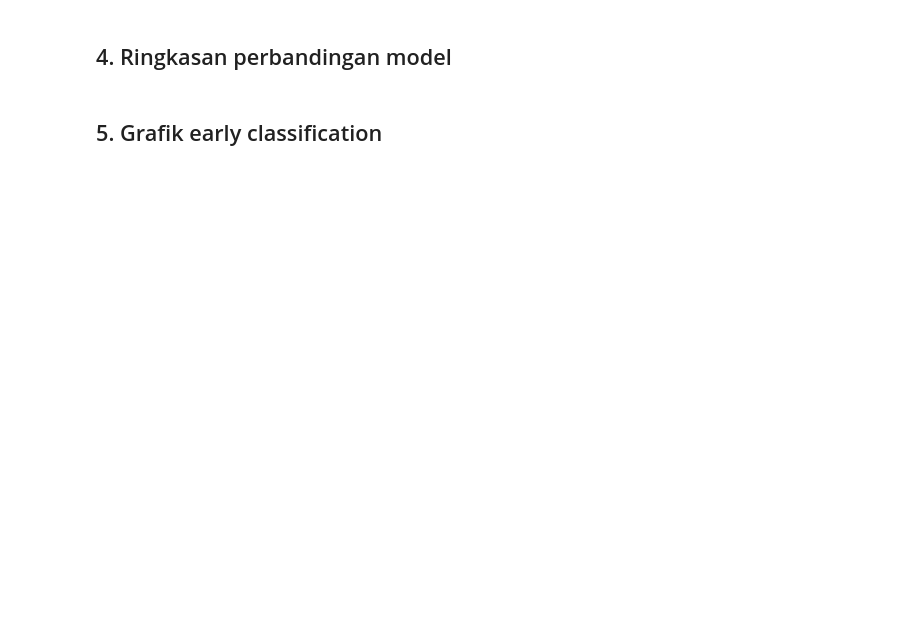
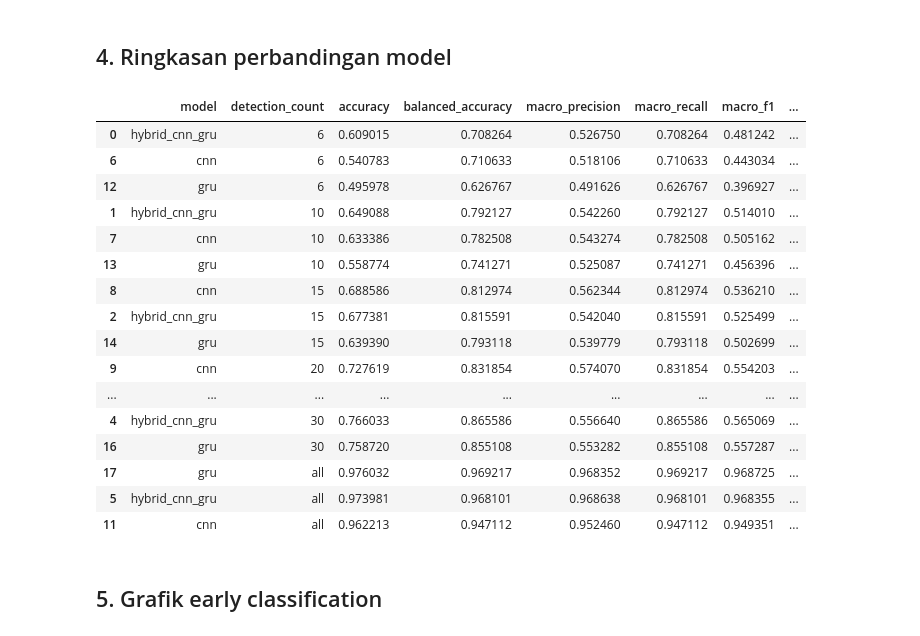
Before and after one commit to indomiekwah/ztf-classifier, a Jupyter notebook: training/notebooks/early_classification_experiment.ipynb, the cells around one changed output. Saved outputs shown, nothing was run; the diff lists cells and outputs as text; code cells hidden in the pictures; blank space fills up the shorter version.

```diff
--- a/training/notebooks/early_classification_experiment.ipynb
+++ b/training/notebooks/early_classification_experiment.ipynb
@@ -99,19 +159,39 @@ for model_name, model in models.items():
 # %%
 rows = []
 for model_name, results in prefix_results.items():
     for detection_count, metrics in results.items():
         rows.append({
             'model': model_name,
             'detection_count': detection_count,
             'accuracy': metrics['accuracy'],
             'balanced_accuracy': metrics['balanced_accuracy'],
+            'macro_precision': metrics['macro_precision'],
+            'macro_recall': metrics['macro_recall'],
             'macro_f1': metrics['macro_f1'],
         })
 summary = pd.DataFrame(rows)
 summary['sort_count'] = summary['detection_count'].replace({'all': 999999}).astype(int)
 summary = summary.sort_values(['sort_count', 'macro_f1'], ascending=[True, False])
 display(summary)
 summary.to_csv(OUTPUT_DIR / 'early_classification_summary.csv', index=False)
+# %% [output]
+|  | model | detection_count | accuracy | balanced_accuracy | macro_precision | macro_recall | macro_f1 | ... |
+| 0 | hybrid_cnn_gru | 6 | 0.609015 | 0.708264 | 0.526750 | 0.708264 | 0.481242 | ... |
+| 6 | cnn | 6 | 0.540783 | 0.710633 | 0.518106 | 0.710633 | 0.443034 | ... |
+| 12 | gru | 6 | 0.495978 | 0.626767 | 0.491626 | 0.626767 | 0.396927 | ... |
+| 1 | hybrid_cnn_gru | 10 | 0.649088 | 0.792127 | 0.542260 | 0.792127 | 0.514010 | ... |
+| 7 | cnn | 10 | 0.633386 | 0.782508 | 0.543274 | 0.782508 | 0.505162 | ... |
+| 13 | gru | 10 | 0.558774 | 0.741271 | 0.525087 | 0.741271 | 0.456396 | ... |
+| 8 | cnn | 15 | 0.688586 | 0.812974 | 0.562344 | 0.812974 | 0.536210 | ... |
+| 2 | hybrid_cnn_gru | 15 | 0.677381 | 0.815591 | 0.542040 | 0.815591 | 0.525499 | ... |
+| 14 | gru | 15 | 0.639390 | 0.793118 | 0.539779 | 0.793118 | 0.502699 | ... |
+| 9 | cnn | 20 | 0.727619 | 0.831854 | 0.574070 | 0.831854 | 0.554203 | ... |
+| ... | ... | ... | ... | ... | ... | ... | ... | ... |
+| 4 | hybrid_cnn_gru | 30 | 0.766033 | 0.865586 | 0.556640 | 0.865586 | 0.565069 | ... |
+| 16 | gru | 30 | 0.758720 | 0.855108 | 0.553282 | 0.855108 | 0.557287 | ... |
+| 17 | gru | all | 0.976032 | 0.969217 | 0.968352 | 0.969217 | 0.968725 | ... |
+| 5 | hybrid_cnn_gru | all | 0.973981 | 0.968101 | 0.968638 | 0.968101 | 0.968355 | ... |
+| 11 | cnn | all | 0.962213 | 0.947112 | 0.952460 | 0.947112 | 0.949351 | ... |
 # %% [markdown]
 ## 5. Grafik early classification
 # %%
```
Also changed, not shown: parts of 6 cells of this notebook, 11 other files.
